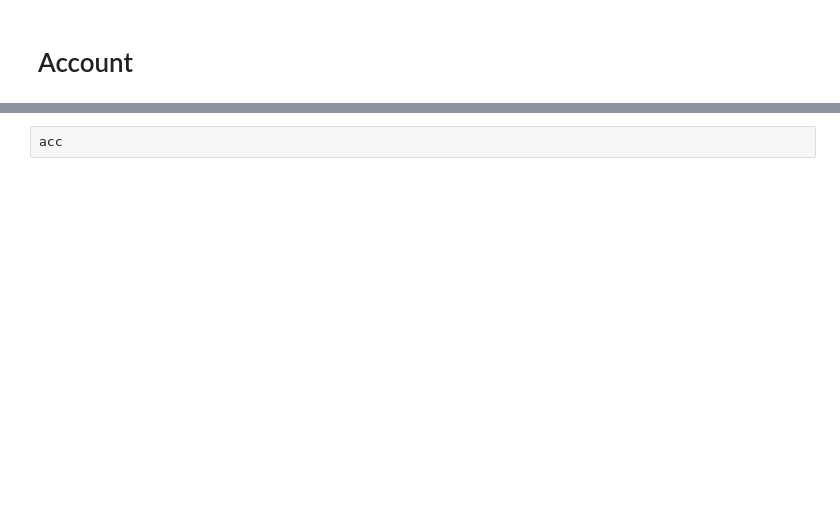
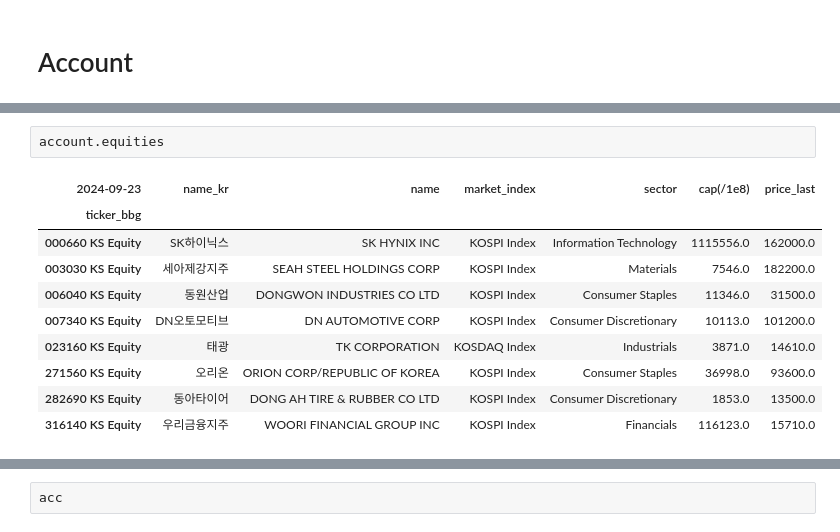
Before and after one commit to nailen1/cayman_office_system, a Jupyter notebook: test-modules.ipynb, the cells around one changed output, grey strips where cells are left out. Drawn from its saved outputs; the diff is of its cells as text; blank space fills up the shorter version.

```diff
--- a/test-modules.ipynb
+++ b/test-modules.ipynb
@@ -345,3 +345,16 @@ account = Account()
+# %%
+account.equities
+# %% [output]
+| 2024-09-23 | name_kr | name | market_index | sector | cap(/1e8) | price_last |
+| ticker_bbg |  |  |  |  |  |  |
+| 000660 KS Equity | SK하이닉스 | SK HYNIX INC | KOSPI Index | Information Technology | 1115556.0 | 162000.0 |
+| 003030 KS Equity | 세아제강지주 | SEAH STEEL HOLDINGS CORP | KOSPI Index | Materials | 7546.0 | 182200.0 |
+| 006040 KS Equity | 동원산업 | DONGWON INDUSTRIES CO LTD | KOSPI Index | Consumer Staples | 11346.0 | 31500.0 |
+| 007340 KS Equity | DN오토모티브 | DN AUTOMOTIVE CORP | KOSPI Index | Consumer Discretionary | 10113.0 | 101200.0 |
+| 023160 KS Equity | 태광 | TK CORPORATION | KOSDAQ Index | Industrials | 3871.0 | 14610.0 |
+| 271560 KS Equity | 오리온 | ORION CORP/REPUBLIC OF KOREA | KOSPI Index | Consumer Staples | 36998.0 | 93600.0 |
+| 282690 KS Equity | 동아타이어 | DONG AH TIRE & RUBBER CO LTD | KOSPI Index | Consumer Discretionary | 1853.0 | 13500.0 |
+| 316140 KS Equity | 우리금융지주 | WOORI FINANCIAL GROUP INC | KOSPI Index | Financials | 116123.0 | 15710.0 |
 # %%
 account.cash
 # %% [output]
```
Also changed, not shown: parts of 28 cells of this notebook, 5 other files.
